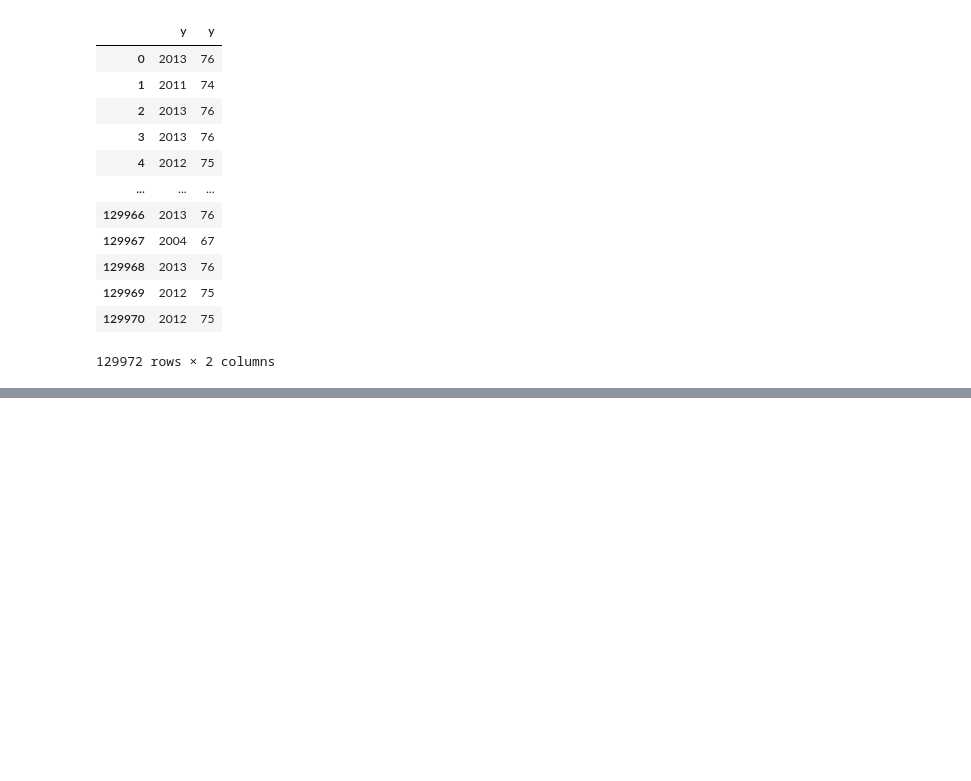
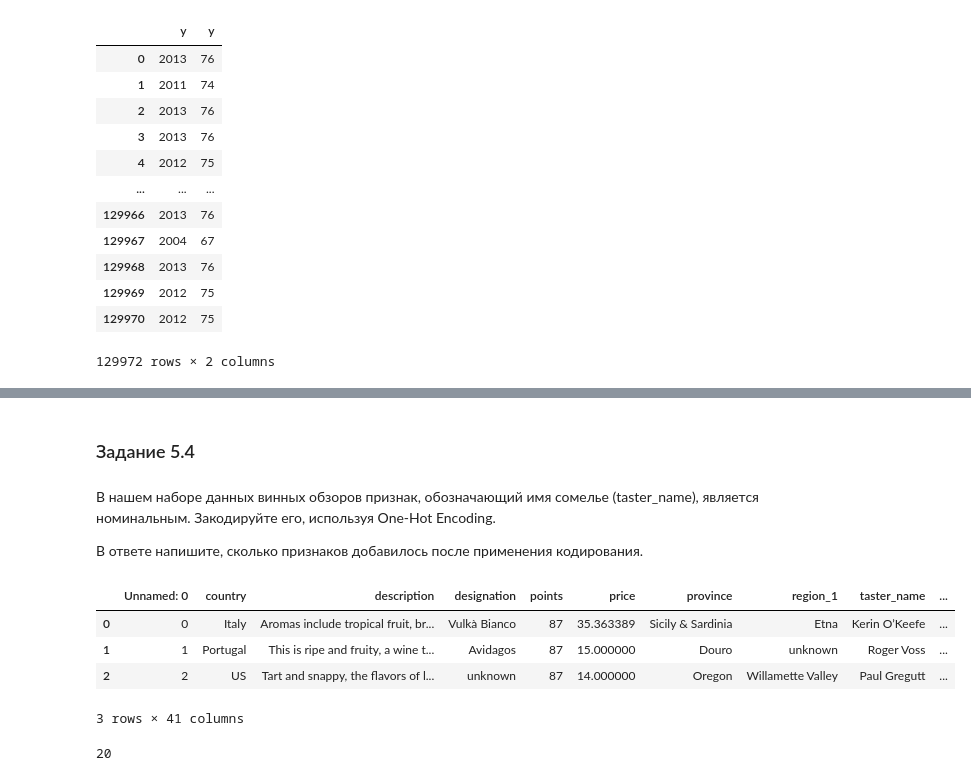
Before and after one commit to tcheredeev/skf_dsprmgu, a Jupyter notebook: Блок 3. Разведывательный анализ данных/EDA-3. Проектирование признаков/work.old.ipynb, the cells around one changed output, grey strips where cells are left out. Drawn from its saved outputs; the diff is of its cells as text; code cells hidden in the pictures; blank space fills up the shorter version.

```diff
--- a/Блок 3. Разведывательный анализ данных/EDA-3. Проектирование признаков/work.old.ipynb
+++ b/Блок 3. Разведывательный анализ данных/EDA-3. Проектирование признаков/work.old.ipynb
@@ -374,0 +408,22 @@ data['y']
+# %% [markdown]
+### Задание 5.4
+# %% [markdown]
+В нашем наборе данных винных обзоров признак, обозначающий имя сомелье (taster_name), является номинальным. Закодируйте его, используя One-Hot Encoding.
+
+В ответе напишите, сколько признаков добавилось после применения кодирования.
+# %%
+encoder = ce.OneHotEncoder(
+    cols=["taster_name"], use_cat_names=True
+)  # указываем столбец для кодирования
+taster_name_bin = encoder.fit_transform(data["taster_name"])
+data = pd.concat([data, taster_name_bin], axis=1)
+
+display(data.head(3))
+display(len([col for col in data.columns if 'taster_name_' in col]))
+# %% [output]
+|  | Unnamed: 0 | country | description | designation | points | price | province | region_1 | taster_name | ... |
+| 0 | 0 | Italy | Aromas include tropical fruit, br... | Vulkà Bianco | 87 | 35.363389 | Sicily & Sardinia | Etna | Kerin O’Keefe | ... |
+| 1 | 1 | Portugal | This is ripe and fruity, a wine t... | Avidagos | 87 | 15.000000 | Douro | unknown | Roger Voss | ... |
+| 2 | 2 | US | Tart and snappy, the flavors of l... | unknown | 87 | 14.000000 | Oregon | Willamette Valley | Paul Gregutt | ... |
+3 rows × 41 columns
+20
```
Also changed, not shown: parts of 7 cells of this notebook, 2 other files.
